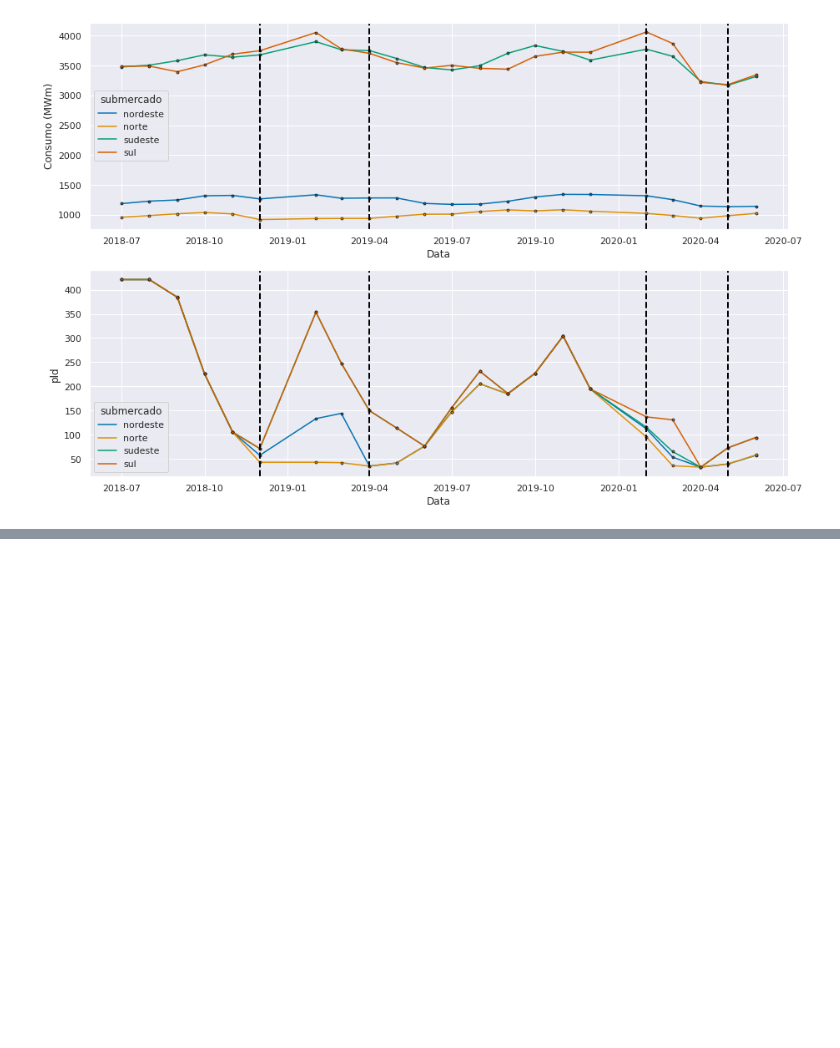
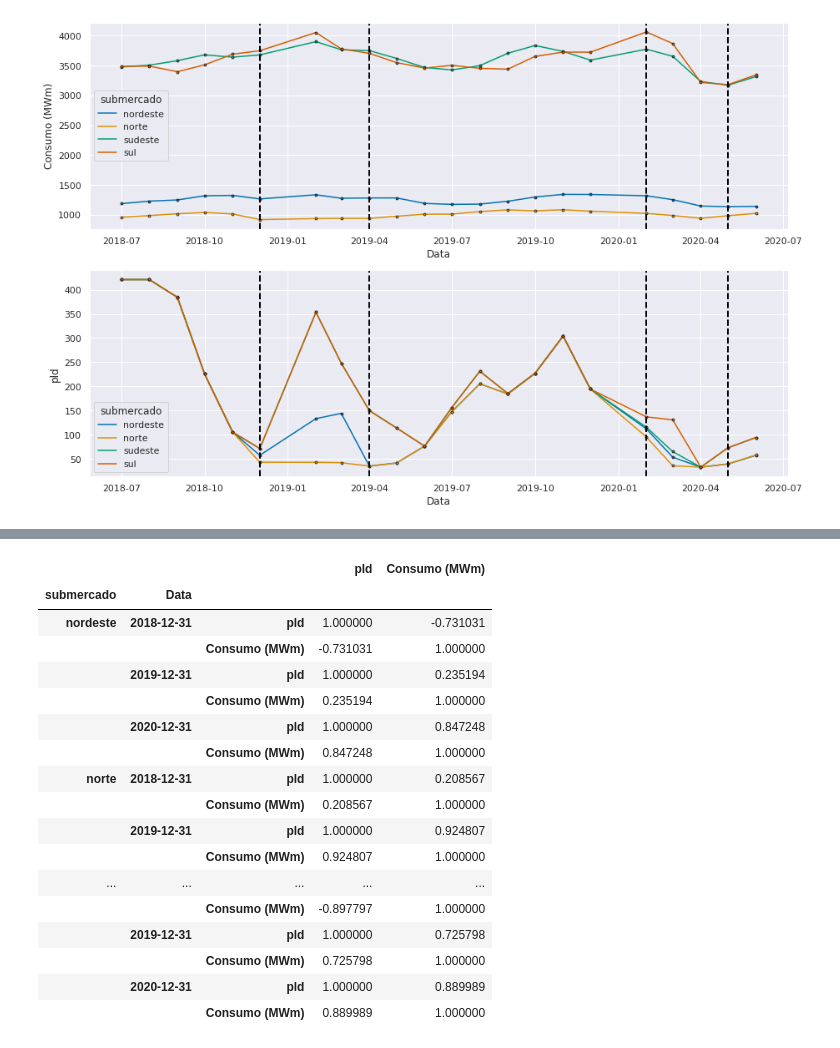
Before and after one commit to rocabrera/pandas-learning, a Jupyter notebook: projects/energy_project/intro.ipynb, the cells around one changed output, grey strips where cells are left out. Cells and saved outputs as stored; diff of their text form; code cells hidden in the pictures; blank space fills up the shorter version.

Commit message:
adiciona analise quantitativa

```diff
--- a/projects/energy_project/intro.ipynb
+++ b/projects/energy_project/intro.ipynb
@@ -355,0 +361,2 @@ plt.show()
+# %%
+quant_analysis_df = analysis_merge_df.copy()
@@ -355,0 +394,23 @@ plt.show()
+# %%
+quant_analysis_df = quant_analysis_df.set_index("Data")
+# %%
+quant_analysis_df.groupby(['submercado', pd.Grouper(freq='Y')]).corr()
+# %% [output]
+|  |  |  | pld | Consumo (MWm) |
+| submercado | Data |  |  |  |
+| nordeste | 2018-12-31 | pld | 1.000000 | -0.731031 |
+|  |  | Consumo (MWm) | -0.731031 | 1.000000 |
+|  | 2019-12-31 | pld | 1.000000 | 0.235194 |
+|  |  | Consumo (MWm) | 0.235194 | 1.000000 |
+|  | 2020-12-31 | pld | 1.000000 | 0.847248 |
+|  |  | Consumo (MWm) | 0.847248 | 1.000000 |
+| norte | 2018-12-31 | pld | 1.000000 | 0.208567 |
+|  |  | Consumo (MWm) | 0.208567 | 1.000000 |
+|  | 2019-12-31 | pld | 1.000000 | 0.924807 |
+|  |  | Consumo (MWm) | 0.924807 | 1.000000 |
+| ... | ... | ... | ... | ... |
+|  |  | Consumo (MWm) | -0.897797 | 1.000000 |
+|  | 2019-12-31 | pld | 1.000000 | 0.725798 |
+|  |  | Consumo (MWm) | 0.725798 | 1.000000 |
+|  | 2020-12-31 | pld | 1.000000 | 0.889989 |
+|  |  | Consumo (MWm) | 0.889989 | 1.000000 |
```
Also changed, not shown: parts of 11 cells of this notebook.
